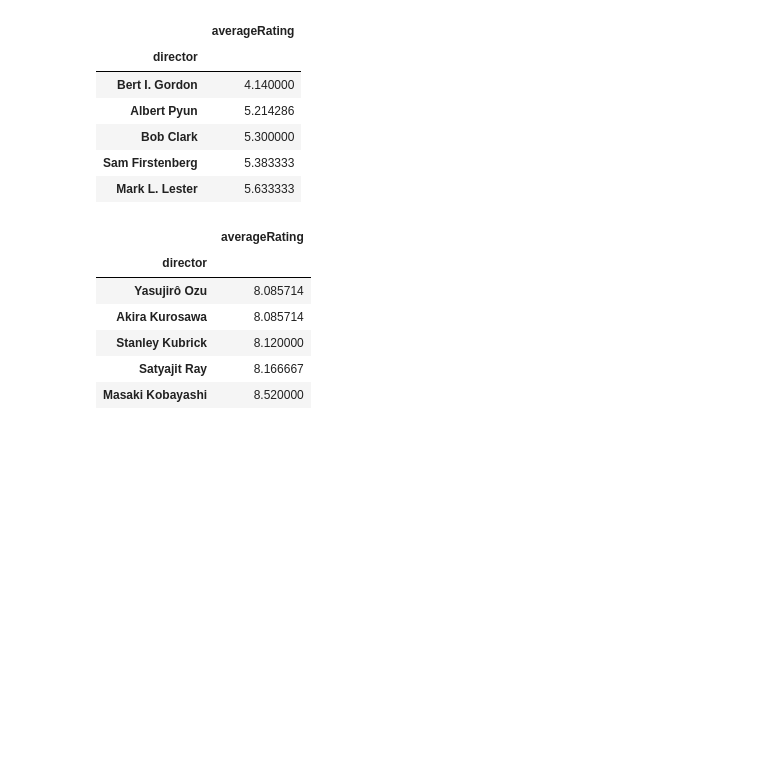
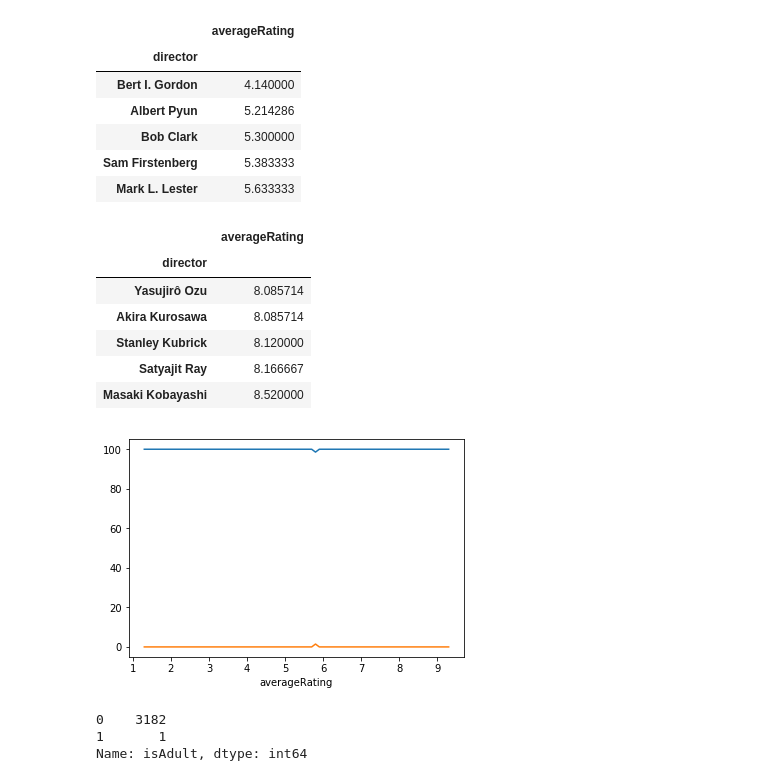
Before and after one commit to LambdaSchool/DS-Unit-1-Sprint-5-Data-Storytelling-Blog-Post, a Jupyter notebook: TristaWeek5.ipynb, the cells around one changed output. Drawn from its saved outputs; the diff is of its cells as text; code cells hidden in the pictures; blank space fills up the shorter version.

```diff
--- a/TristaWeek5.ipynb
+++ b/TristaWeek5.ipynb
@@ -429,2 +458,17 @@ DirectorRating.tail()
+# %%
+#do adult films have a different rating trend than non-adult films?
+x = pd.crosstab(imdb['averageRating'], imdb['isAdult'], normalize='index')*100
+ax = sns.lineplot(data=x, color=['#0491D5', '#FF2801'], hue='isAdult', dashes=False, legend=False);
+#well darn
+#for nearly all ratings 100% of examples are non-adult films
+# %% [output]
+[figure, added]
+# %%
+imdb['isAdult'].value_counts() #lol
+#question cancelled
+# %% [output]
+0    3182
+1       1
+Name: isAdult, dtype: int64
 # %%
 #What were the best and worst decades for film? *cries in 2018*
```
Also changed, not shown: parts of 27 cells of this notebook.
